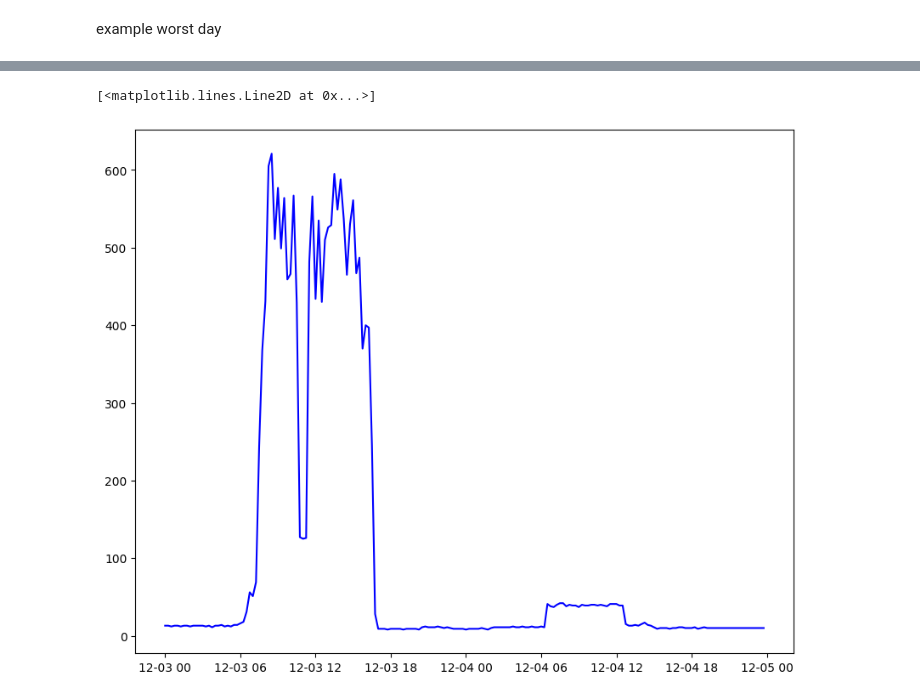
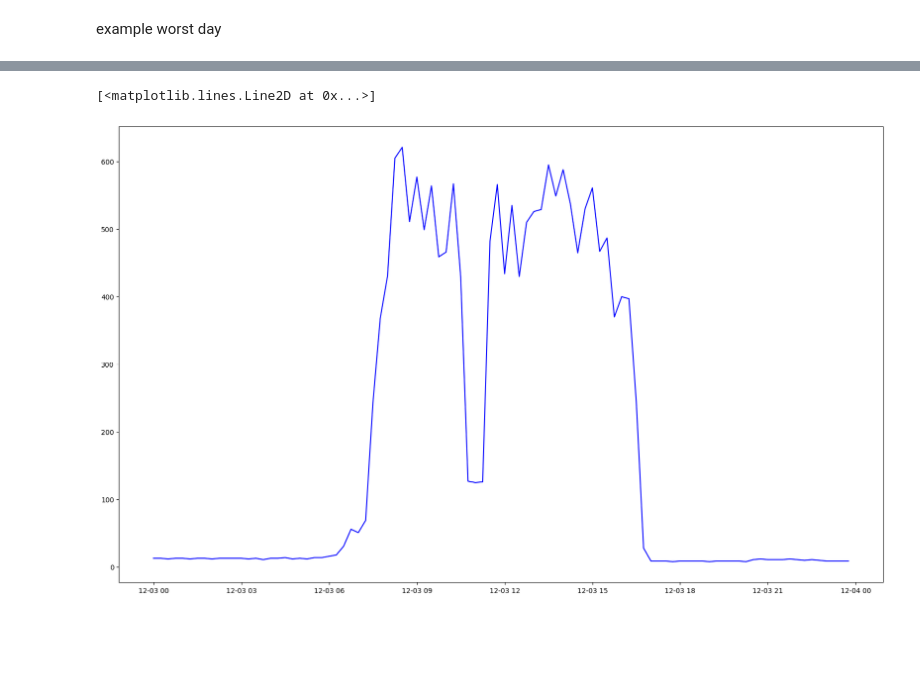
Before and after one commit to TamaraCuric/Euromix, a Jupyter notebook: euromix_gorak_velji_zabio.ipynb, the cells around one changed output, grey strips where cells are left out. Saved outputs shown, nothing was run; the diff lists cells and outputs as text; code cells hidden in the pictures; blank space fills up the shorter version.

```diff
--- a/euromix_gorak_velji_zabio.ipynb
+++ b/euromix_gorak_velji_zabio.ipynb
@@ -92,7 +92,7 @@ plt.plot(data_Bar['VELJI_ZABIO_power_[kW]']['2022-12-24':'2022-12-25'],'b')
 # %%
 fig, (ax1) = plt.subplots(1,1)
-fig.set_size_inches(10,8)
-plt.plot(data_Bar['GORAK_power_[kW]']['2022-12-03':'2022-12-04'],'b')
+fig.set_size_inches(20, 12)
+plt.plot(data_Bar['GORAK_power_[kW]']['2022-12-03'],'b')
 # %% [output]
 [<matplotlib.lines.Line2D at 0x...>]
-[figure, old version]
+[figure, new version]
```
Also changed, not shown: parts of 1 cell of this notebook.
